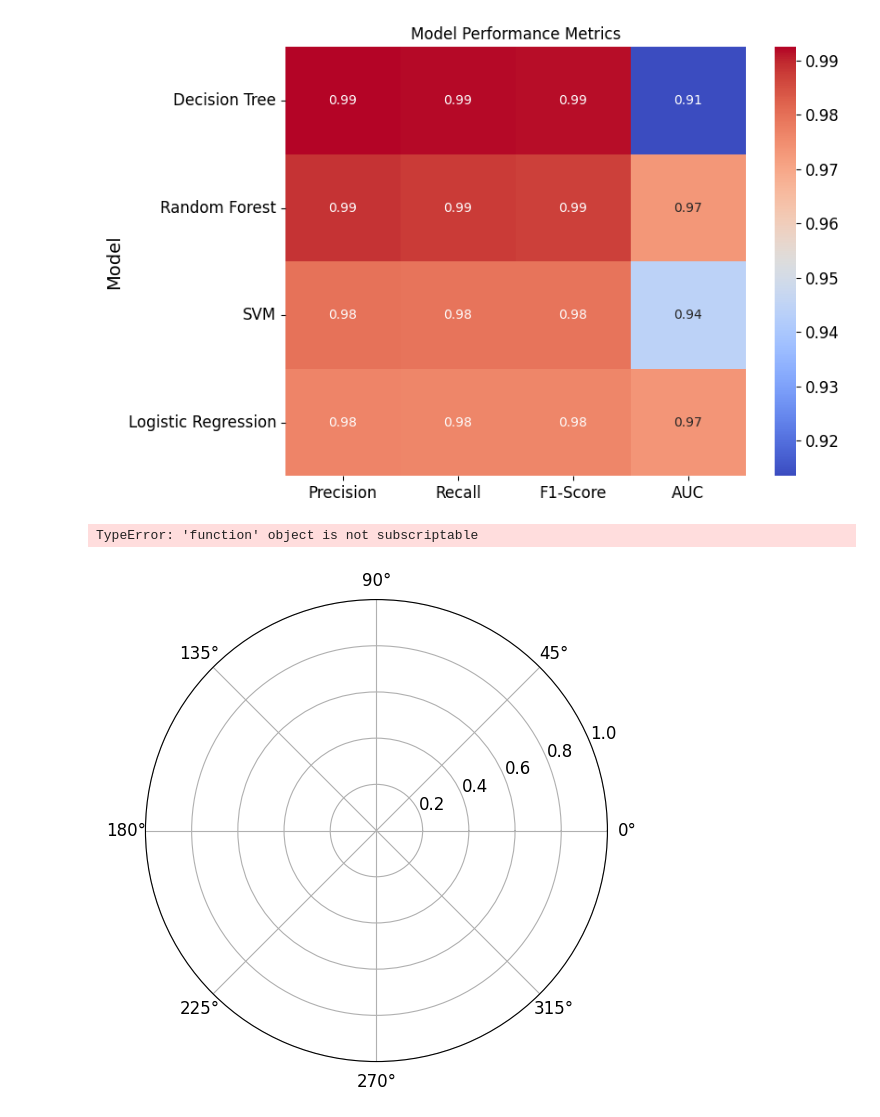
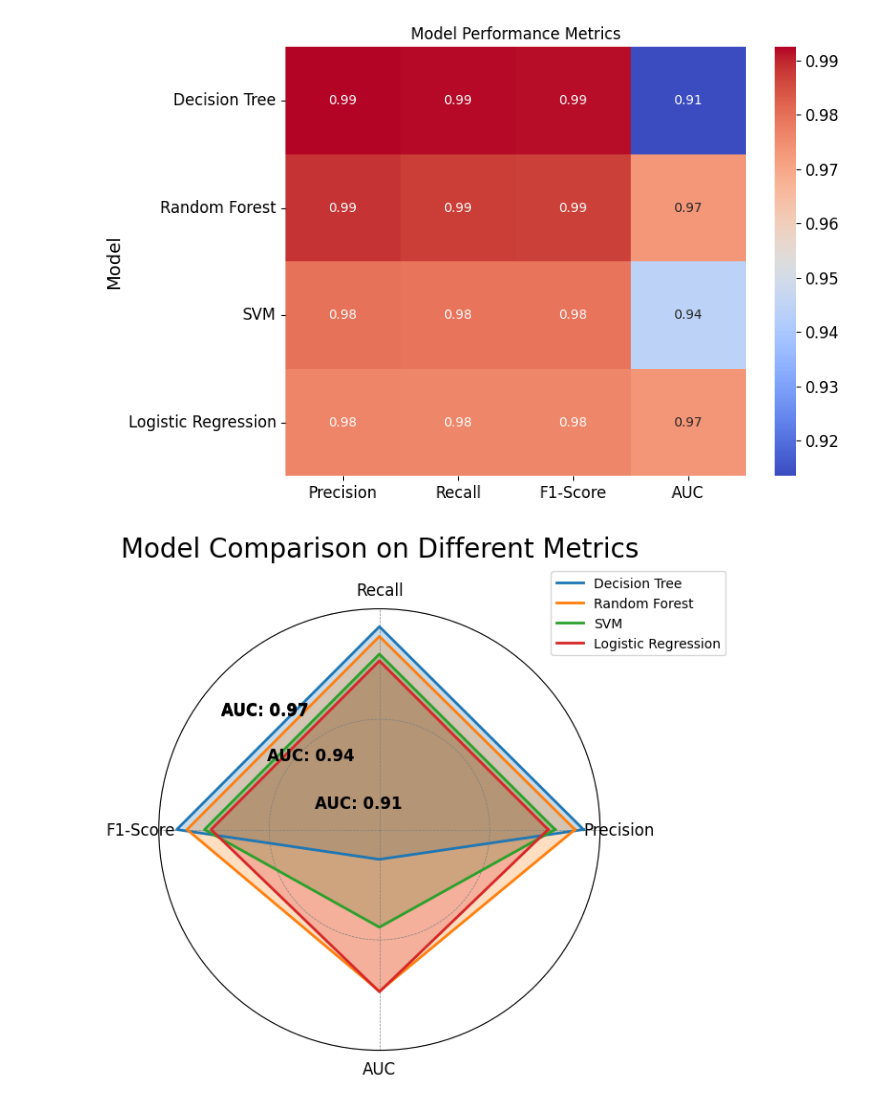
Before and after one commit to JeremiahHerring/Predict-Firewall-Actions, a Jupyter notebook: 4 or more ML Classifiers.ipynb, the cells around one changed output. Cells and saved outputs as stored; diff of their text form; code cells hidden in the pictures.

```diff
--- a/4 or more ML Classifiers.ipynb
+++ b/4 or more ML Classifiers.ipynb
@@ -692,7 +692,7 @@ angles = np.linspace(0, 2 * np.pi, num_vars, endpoint=False).tolist()
 # The radar chart is circular, so we need to "complete the loop"
 angles += angles[:1]
 
-min_value = 0.88  # Minimum value for the radar chart
+min_value = 0.9  # Minimum value for the radar chart
 max_value = .98  # Maximum value for the radar chart
 step = 0.05      # Step size for the grid lines
 
@@ -700,32 +700,31 @@ step = 0.05      # Step size for the grid lines
 fig, ax = plt.subplots(figsize=(6, 6), subplot_kw=dict(polar=True))
 for i, model in enumerate(models):
     values = [precision[i], recall[i], f1_score[i], auc[i]]
     values += values[:1]  # Complete the loop
     ax.plot(angles, values, linewidth=2, label=model)
     ax.fill(angles, values, alpha=0.25)
 
     # Annotate with AUC value
     auc_position = (angles[3] + angles[4]) / 2  # Position between the last metric and the first one
     ax.text(auc_position, auc[i], f'AUC: {auc[i]:.2f}', horizontalalignment='center', size=12, color='black', weight='semibold')
 
 # Draw labels for each metric
 ax.set_yticklabels([])
 ax.set_xticks(angles[:-1])
 ax.set_xticklabels(labels)
 
 # Set the range and add grid lines
 ax.set_ylim(min_value, max_value)
 ax.set_yticks(np.arange(min_value, max_value + step, step))
 ax.yaxis.grid(True, color='gray', linestyle='--', linewidth=0.5)
 ax.xaxis.grid(True, color='gray', linestyle='--', linewidth=0.5)
 
 # Add a legend
 ax.legend(loc='upper right', bbox_to_anchor=(1.3, 1.1))
 
 # Add title
 ax.set_title('Model Comparison on Different Metrics', size=20, color='black', y=1.1)
 
 plt.show()
 # %% [output]
-TypeError: 'function' object is not subscriptable
-[figure, old version]
+[figure, new version]
```
Also changed, not shown: parts of 3 cells of this notebook.
